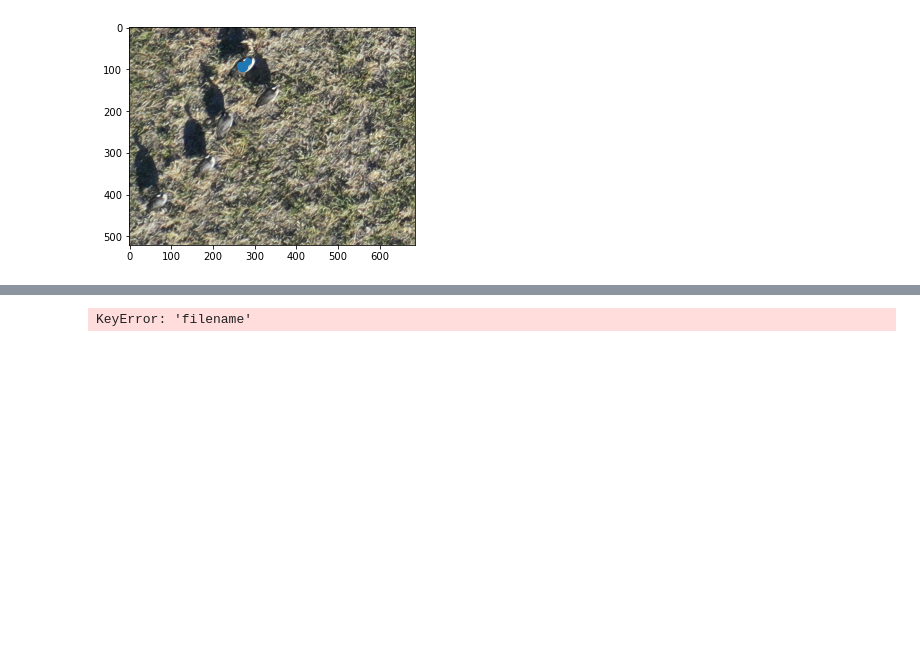
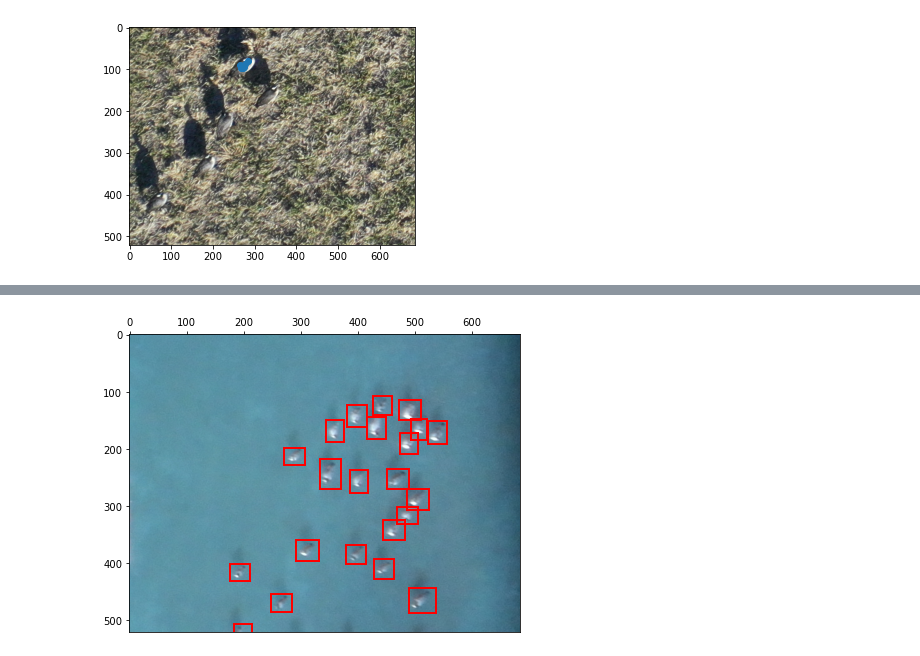
Before and after one commit to rowanoaktree/AggregationScripts, a Jupyter notebook: Scratch/Refinement.ipynb, the cells around one changed output, grey strips where cells are left out. Saved outputs shown, nothing was run; the diff lists cells and outputs as text; code cells hidden in the pictures; blank space fills up the shorter version.

```diff
--- a/Scratch/Refinement.ipynb
+++ b/Scratch/Refinement.ipynb
@@ -226,34 +202,35 @@ refined
 # %%
 #Checking that refined bounding boxes appear as expected
-testimg = "20211201_Atrisco_0465_07_01.png"
+testimg = "FWS_MaxwellLake13_20171215_3_01942_06_08.png"
 subset = refined[refined["filename"] == testimg]
+img = cv2.imread(imgpath+"/"+testimg)
 #onecluster = subset.loc[subset["cluster_id"] == 0]
 
-bboxes = subset["bbox"]
+bboxes = list(subset["bbox"])
 
 def get_bb(bboxes, img):
     boxes = bboxes.copy()
 
     return np.squeeze(boxes)
 
 def img_show(img, ax = None, figsize=(7,11)):
   if ax is None: fig, ax = plt.subplots(figsize=figsize)
   ax.xaxis.tick_top()
   ax.imshow(img)
   return ax
 
 def draw_box(img, ax, bb):
   patch = ax.add_patch(patches.Rectangle((bb[0],bb[1]), bb[2], bb[3], fill=False, edgecolor='red', lw=2))
 
 def plot_sample(img,bboxes, ax=None, figsize=(7,11)):
   bb = get_bb(bboxes, img)
   ax = img_show(img, ax=ax)
   for i in range(len(bboxes)):
     draw_box(img,ax,bb[i])
 
 plot_sample(img,bboxes)
 # %% [output]
-KeyError: 'filename'
+[figure, added]
 # %%
 #REFINEMENT STEP: DGC, SEAGULL
 
```
Also changed, not shown: parts of 5 cells of this notebook.
